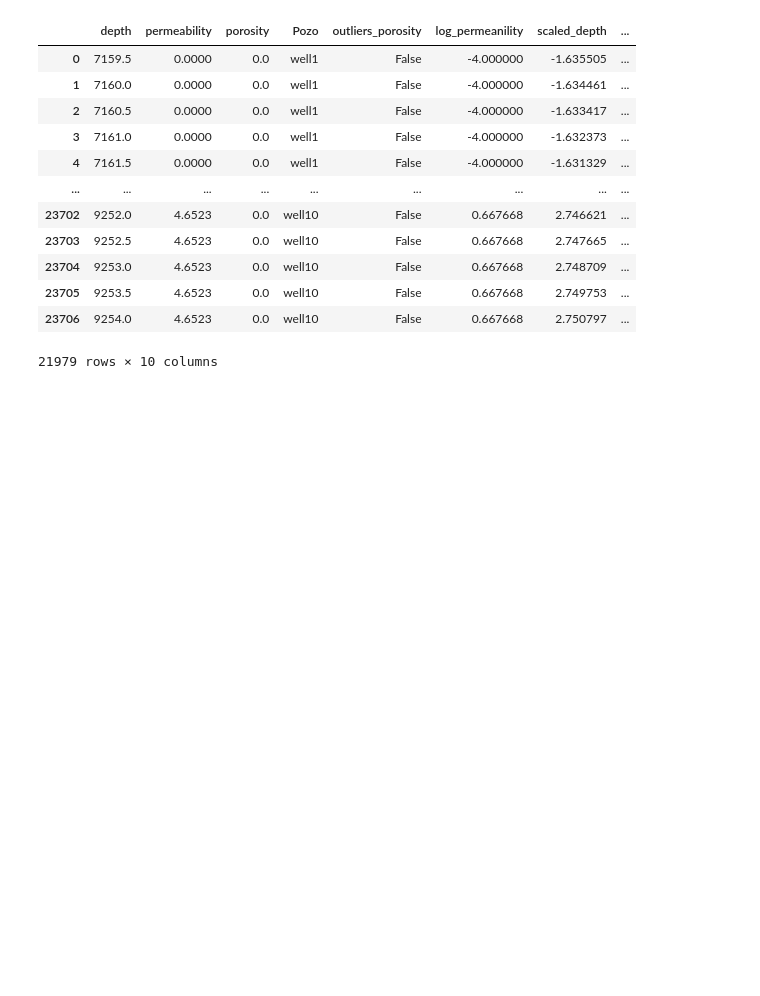
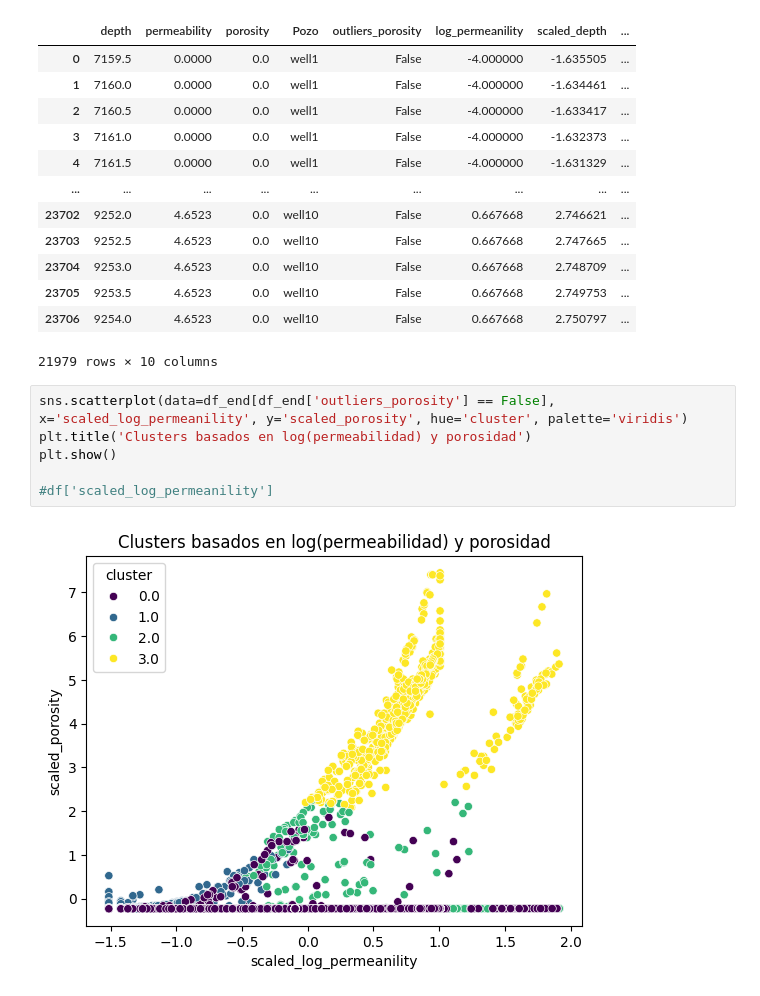
Before and after one commit to jesusiv24921/Clustering-zonas-Geol-gicas, a Jupyter notebook: clustering_zonas_geologicas.ipynb, the cells around one changed output. Drawn from its saved outputs; the diff is of its cells as text; blank space fills up the shorter version.

Commit message:
Scatter cluster

```diff
--- a/clustering_zonas_geologicas.ipynb
+++ b/clustering_zonas_geologicas.ipynb
@@ -408,3 +408,11 @@ df_end
 | 23705 | 9253.5 | 4.6523 | 0.0 | well10 | False | 0.667668 | 2.749753 | ... |
 | 23706 | 9254.0 | 4.6523 | 0.0 | well10 | False | 0.667668 | 2.750797 | ... |
 21979 rows × 10 columns
+# %%
+sns.scatterplot(data=df_end[df_end['outliers_porosity'] == False], x='scaled_log_permeanility', y='scaled_porosity', hue='cluster', palette='viridis')
+plt.title('Clusters basados en log(permeabilidad) y porosidad')
+plt.show()
+
+#df['scaled_log_permeanility']
+# %% [output]
+[figure, added]
```
